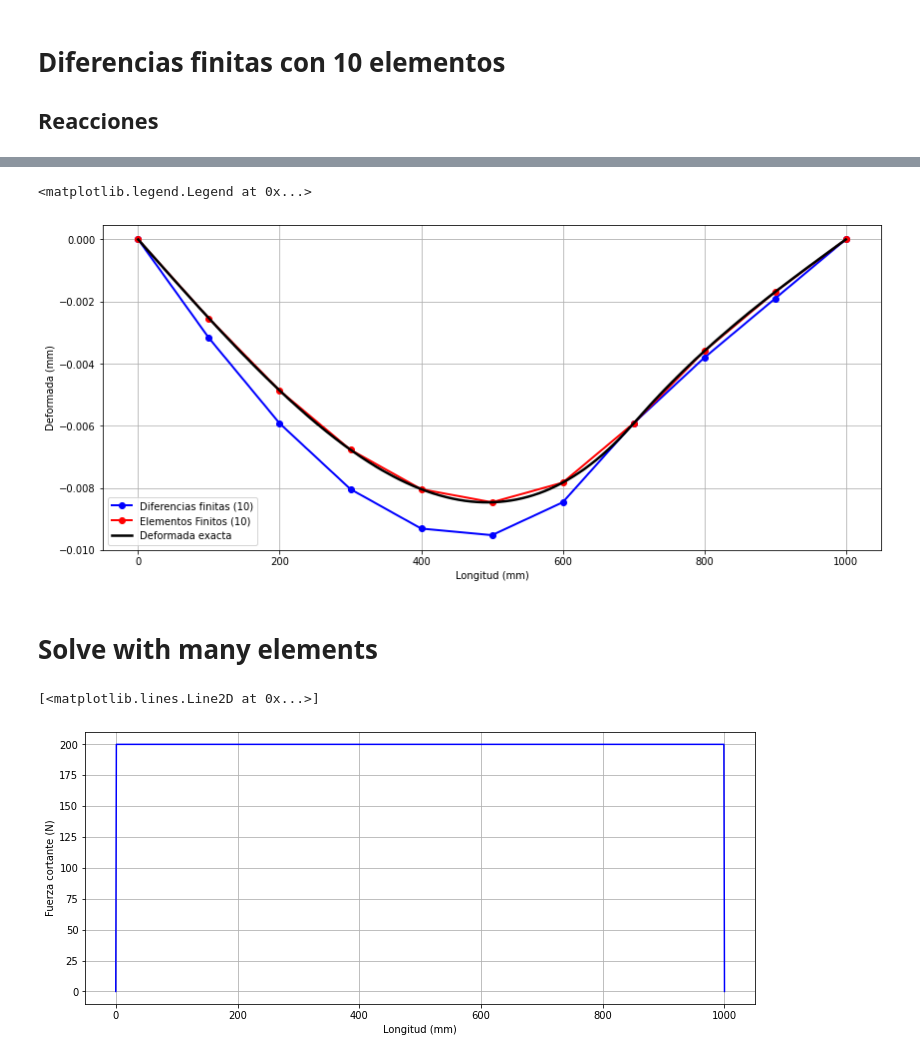
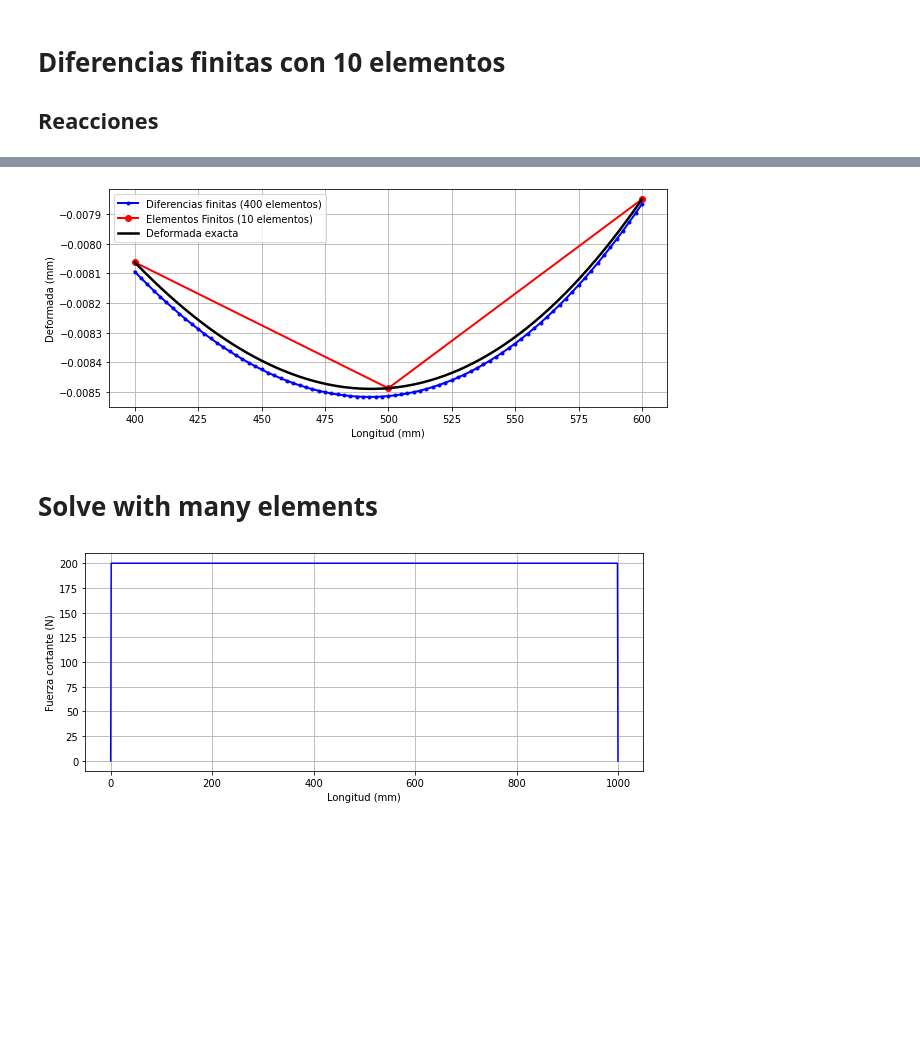
Before and after one commit to HeNeos/Reports-FIM-UNI, a Jupyter notebook: MC516-Cálculo por elementos finitos/PC 5/MC516_PC5.ipynb, the cells around one changed output, grey strips where cells are left out. Drawn from its saved outputs; the diff is of its cells as text; code cells hidden in the pictures; blank space fills up the shorter version.

```diff
--- a/MC516-Cálculo por elementos finitos/PC 5/MC516_PC5.ipynb
+++ b/MC516-Cálculo por elementos finitos/PC 5/MC516_PC5.ipynb
@@ -243,7 +243,7 @@ NumberOfElement = 10
 
 E = 3e5 #MPA
 K = []
-I = 315e4 #mm^4
+I = 314.22222e4 #mm^4
 M_A = 2e5 #N-mm
 PosNodes = np.array([0,100,200,300,400,500,600,700,800,900,1000])
 Elements = np.array([(0,1),(1,2),(2,3),(3,4),(4,5),(5,6),(6,7),(7,8),(8,9),(9,10)])
@@ -469,9 +499,11 @@ E = 3*10**5
 # %%
 v = []
 v.append(0)
-for x in range(1,10+1):
+_n = 400
+
+for x in range(1,_n+1):
     aux = R1
-    if x*100 >= 1000:
+    if x*1000/_n >= 1000:
         aux = 0
     v.append(aux)
 
@@ -480,7 +512,7 @@ plt.title('Diagrama de fuerza cortante (10 elementos)')
 plt.xlabel('Longitud (mm)')
 plt.ylabel('Fuerza cortante (N)')
 plt.grid()
-plt.plot(np.linspace(0,1000,10+1),v,'-b')
+plt.plot(np.linspace(0,1000,_n+1),v,'-b')
 #plt.savefig('Fuerzacortante.pdf')
 # %% [output]
 [<matplotlib.lines.Line2D at 0x...>]
@@ -508,35 +540,35 @@ plt.plot(np.linspace(0,1000,10+1),m,'r')
 # %%
 MEI = []
-for i in range(0,10+1):
+for i in range(0,_n+1):
     MEI.append(m[i]/(E*I))
 plt.figure(figsize=(9,4))
 plt.grid()
 plt.xlabel('Longitud (mm)')
 plt.ylabel('M/EI (mm)')
-plt.plot(np.linspace(0,1000,10+1),MEI,'-b')
+plt.plot(np.linspace(0,1000,_n+1),MEI,'-b')
 #plt.savefig('mei.pdf')
 
 
 mi = []
 mi.append(0)
-for i in range(1,10+1):
-    mi.append(100*m[i]/I + mi[i-1])
+for i in range(1,_n+1):
+    mi.append(1000/_n*m[i]/I + mi[i-1])
 plt.figure(figsize=(9,4))
 plt.xlabel('Longitud (mm)')
 plt.ylabel('$\int M/I$ (N/mm$^{2}$)')
 plt.grid()
-plt.plot(np.linspace(0,1000,10+1),mi,'-b')
+plt.plot(np.linspace(0,1000,_n+1),mi,'-b')
 #plt.savefig('mintegr.pdf')
 
 mii = []
 mii.append(0)
-for i in range(1,10+1):
-    mii.append(100*mi[i]+mii[i-1])
+for i in range(1,_n+1):
+    mii.append(1000/_n*mi[i]+mii[i-1])
 plt.figure(figsize=(9,4))
 plt.grid()
 plt.xlabel('Longitud (mm)')
 plt.ylabel('$ \iint M/I\,\mathrm{d}x $ (MPa-mm)')
-plt.plot(np.linspace(0,1000,10+1),mii,'-b')
+plt.plot(np.linspace(0,1000,_n+1),mii,'-b')
 #plt.savefig('m2i.pdf')
 # %% [output]
 [<matplotlib.lines.Line2D at 0x...>]
@@ -546,21 +578,20 @@ plt.plot(np.linspace(0,1000,10+1),mii,'-b')
 # %%
-const = -mii[10]/(10)
+const = -mii[_n]/(_n)
 _ydef10 = []
-for i in range(0,10+1):
-    _ydef10.append((mii[i]+const*i)/E)
+for i in range(0,_n+1):
+    _ydef10.append((mii[i]+const*i)/(E))
 
-plt.figure(figsize=(14,6))
+plt.figure(figsize=(10,4))
 plt.grid()
 plt.xlabel('Longitud (mm)')
 plt.ylabel('Deformada (mm)')
-plt.plot(np.linspace(0,1000,10+1),_ydef10,'-bo',linewidth=2)
-plt.plot(np.linspace(0,1000,10+1),_ydisplacements10,'-ro',linewidth=2)
-plt.plot(_ydisplacements,'-k',linewidth=2.5)
-plt.legend(['Diferencias finitas (10)','Elementos Finitos (10)','Deformada exacta'])
-#plt.savefig(path+'comparision.pdf')
+plt.plot(np.linspace(400,600,_n-int(800*_n/1000)+1),_ydef10[int(400*_n/1000):int(600*_n/1000)+1],'-b.',linewidth=2)
+plt.plot(np.linspace(400,600,2+1),_ydisplacements10[4:6+1],'-ro',linewidth=2)
+plt.plot(np.linspace(400,600,200+1),_ydisplacements[400:600+1],'-k',linewidth=2.5)
+plt.legend(['Diferencias finitas (400 elementos)','Elementos Finitos (10 elementos)','Deformada exacta'])
+#plt.savefig(path+'wtf.pdf')
 # %% [output]
-<matplotlib.legend.Legend at 0x...>
-[figure, old version]
+[figure, new version]
 # %% [markdown]
 # Solve with many elements
 # %%
@@ -572,15 +603,14 @@ for x in range(1,1000+1):
         aux = 0
     v.append(aux)
 
-plt.figure(figsize=(12,5))
+plt.figure(figsize=(10,4))
 plt.xlabel('Longitud (mm)')
 plt.ylabel('Fuerza cortante (N)')
 plt.grid()
 plt.plot(v,'-b')
 #plt.savefig(path+'dv.pdf')
 # %% [output]
-[<matplotlib.lines.Line2D at 0x...>]
-[figure, old version]
+[figure, new version]
 # %%
 m = []
 for x in range(0,1000+1):
```
Also changed, not shown: parts of 17 cells of this notebook.
